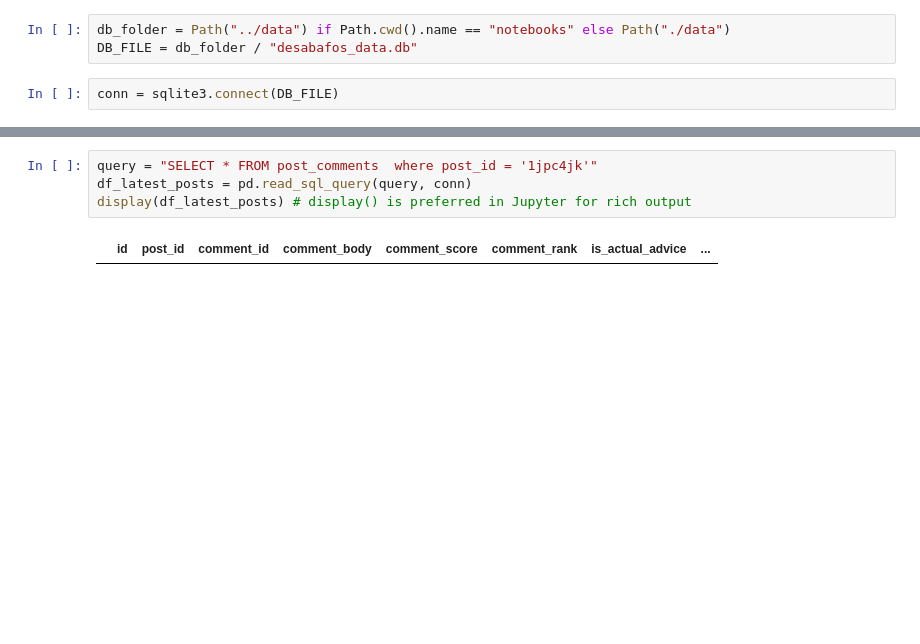
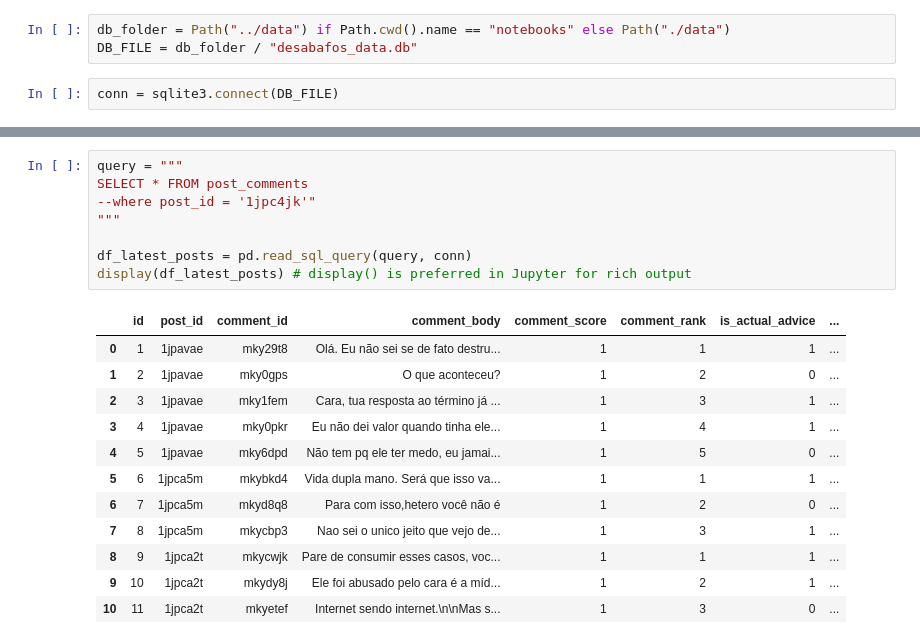
Before and after one commit to sillasgonzaga/llm-therapist, a Jupyter notebook: notebooks/explore_results.ipynb, the cells around one changed output, grey strips where cells are left out. Drawn from its saved outputs; the diff is of its cells as text; blank space fills up the shorter version.

```diff
--- a/notebooks/explore_results.ipynb
+++ b/notebooks/explore_results.ipynb
@@ -27,6 +56,21 @@ display(df_latest_posts) # display() is preferred in Jupyter for rich output
 # %%
-query = "SELECT * FROM post_comments  where post_id = '1jpc4jk'"
+query = """
+SELECT * FROM post_comments
+--where post_id = '1jpc4jk'"
+"""
+
 df_latest_posts = pd.read_sql_query(query, conn)
 display(df_latest_posts) # display() is preferred in Jupyter for rich output
 # %% [output]
 |  | id | post_id | comment_id | comment_body | comment_score | comment_rank | is_actual_advice | ... |
+| 0 | 1 | 1jpavae | mky29t8 | Olá. Eu não sei se de fato destru... | 1 | 1 | 1 | ... |
+| 1 | 2 | 1jpavae | mky0gps | O que aconteceu? | 1 | 2 | 0 | ... |
+| 2 | 3 | 1jpavae | mky1fem | Cara, tua resposta ao término já ... | 1 | 3 | 1 | ... |
+| 3 | 4 | 1jpavae | mky0pkr | Eu não dei valor quando tinha ele... | 1 | 4 | 1 | ... |
+| 4 | 5 | 1jpavae | mky6dpd | Não tem pq ele ter medo, eu jamai... | 1 | 5 | 0 | ... |
+| 5 | 6 | 1jpca5m | mkybkd4 | Vida dupla mano. Será que isso va... | 1 | 1 | 1 | ... |
+| 6 | 7 | 1jpca5m | mkyd8q8 | Para com isso,hetero você não é | 1 | 2 | 0 | ... |
+| 7 | 8 | 1jpca5m | mkycbp3 | Nao sei o unico jeito que vejo de... | 1 | 3 | 1 | ... |
+| 8 | 9 | 1jpca2t | mkycwjk | Pare de consumir esses casos, voc... | 1 | 1 | 1 | ... |
+| 9 | 10 | 1jpca2t | mkydy8j | Ele foi abusado pelo cara é a míd... | 1 | 2 | 1 | ... |
+| 10 | 11 | 1jpca2t | mkyetef | Internet sendo internet.\n\nMas s... | 1 | 3 | 0 | ... |
```
Also changed, not shown: parts of 3 cells of this notebook, 2 other files.
